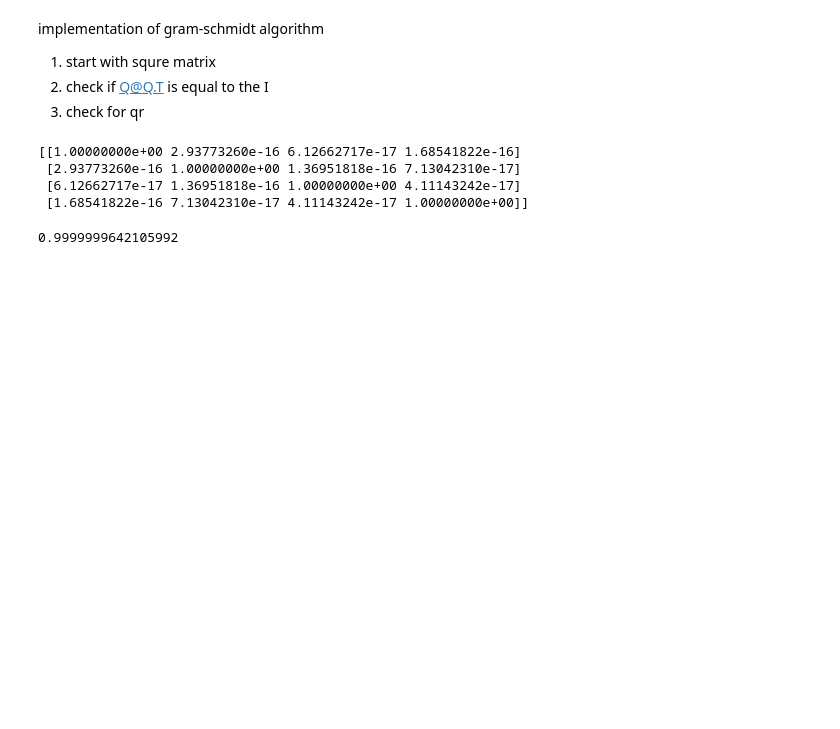
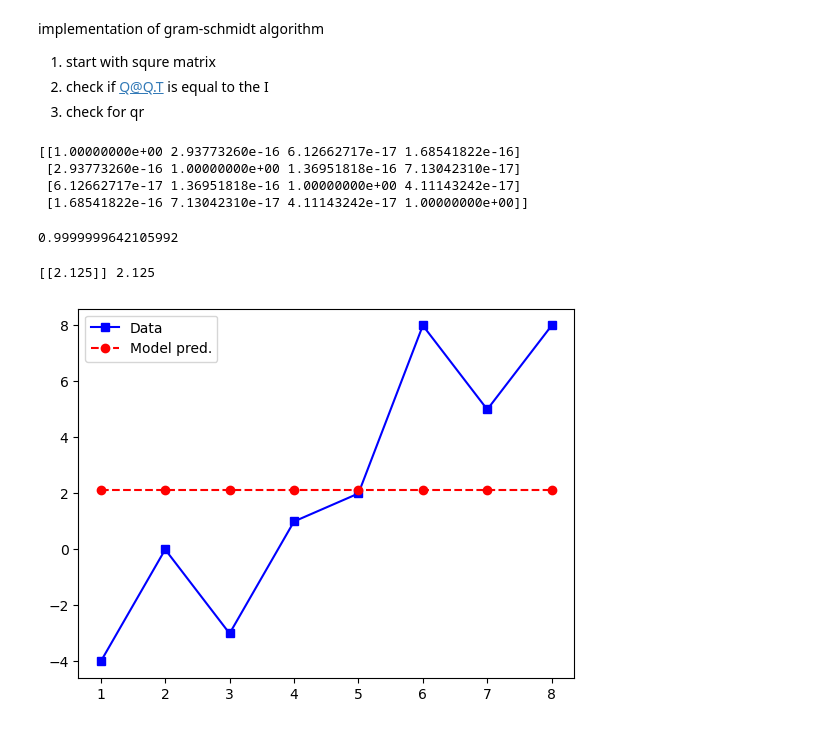
Before and after one commit to matansharon/Math_with_python, a Jupyter notebook: main.ipynb, the cells around one changed output. Cells and saved outputs as stored; diff of their text form; code cells hidden in the pictures; blank space fills up the shorter version.

Commit message:
leasr squre matrix code example 1

```diff
--- a/main.ipynb
+++ b/main.ipynb
@@ -688,3 +688,32 @@ d=0.5335025
 print(a*c+b*d)
 # %% [output]
 0.9999999642105992
+# %%
+# data
+data = np.array([[-4,0,-3,1,2,8,5,8]]).T
+N    = len(data)
+
+# design matrix
+X = np.ones([N,1])
+# fit the model
+b = np.linalg.solve(X.T@X,X.T@data)
+
+# compare against the mean
+m = np.mean(data)
+
+# print the results
+print(b,m)
+# %% [output]
+[[2.125]] 2.125
+# %%
+# compute the model-predicted values
+yHat = X@b
+
+# plot data and model prediction
+plt.plot(np.arange(1,N+1),data,'bs-',label='Data')
+plt.plot(np.arange(1,N+1),yHat,'ro--',label='Model pred.')
+
+plt.legend()
+plt.show()
+# %% [output]
+[figure, added]
```
Also changed, not shown: parts of 1 cell of this notebook.
